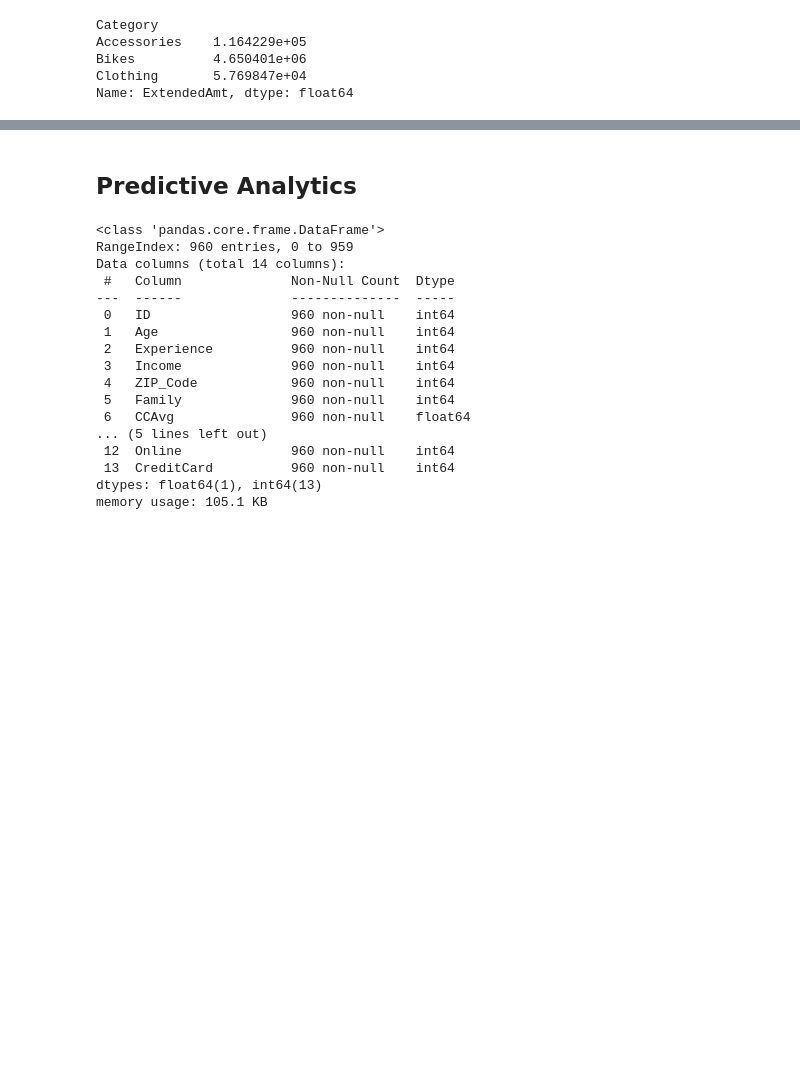
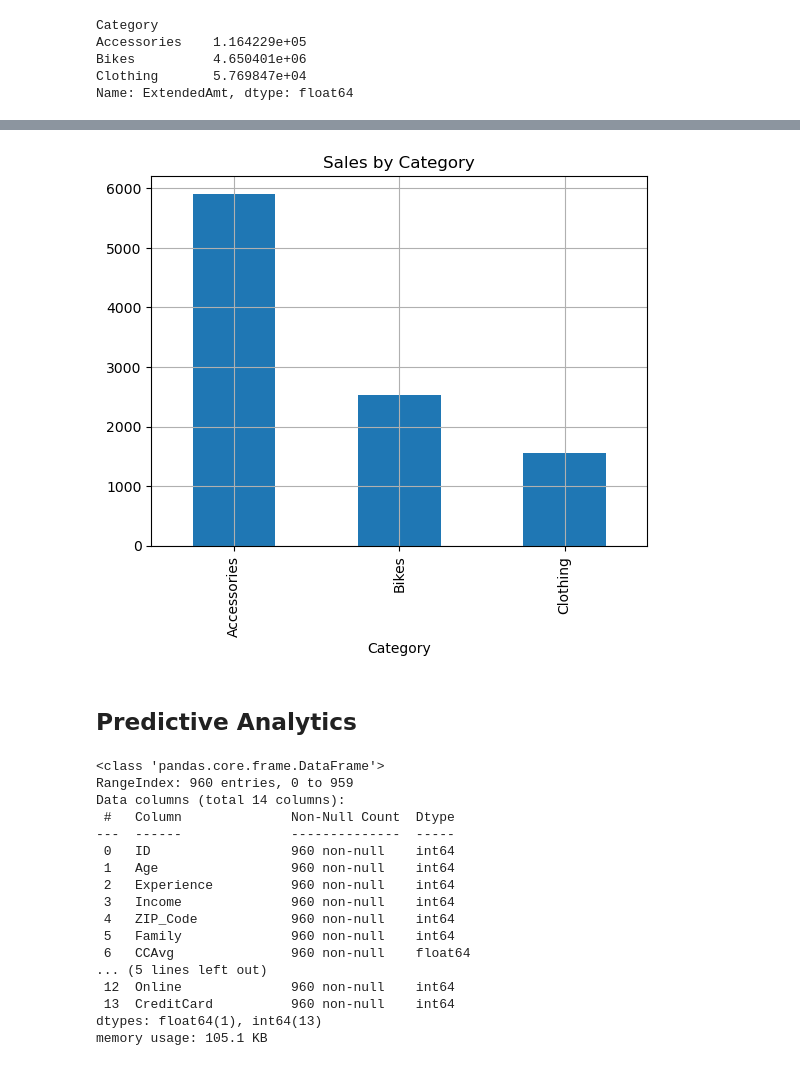
Before and after one commit to ambermocalis/Predictive_Analytics, a Jupyter notebook: notebooks/introductory_case.ipynb, the cells around one changed output, grey strips where cells are left out. Saved outputs shown, nothing was run; the diff lists cells and outputs as text; code cells hidden in the pictures; blank space fills up the shorter version.

```diff
--- a/notebooks/introductory_case.ipynb
+++ b/notebooks/introductory_case.ipynb
@@ -93,3 +102,10 @@ sales.groupby('Category')['ExtendedAmt'].sum().plot(kind='bar',
+# %%
+# -- Plot bar chart --
+sales.groupby('Category')['ExtendedAmt'].count().plot(kind='bar',
+                                                   grid = True,
+                                                   title='Sales by Category');
+# %% [output]
+[figure, added]
 # %% [markdown]
 ## Predictive Analytics
 # %%
```
Also changed, not shown: parts of 7 cells of this notebook, 6 other files.
